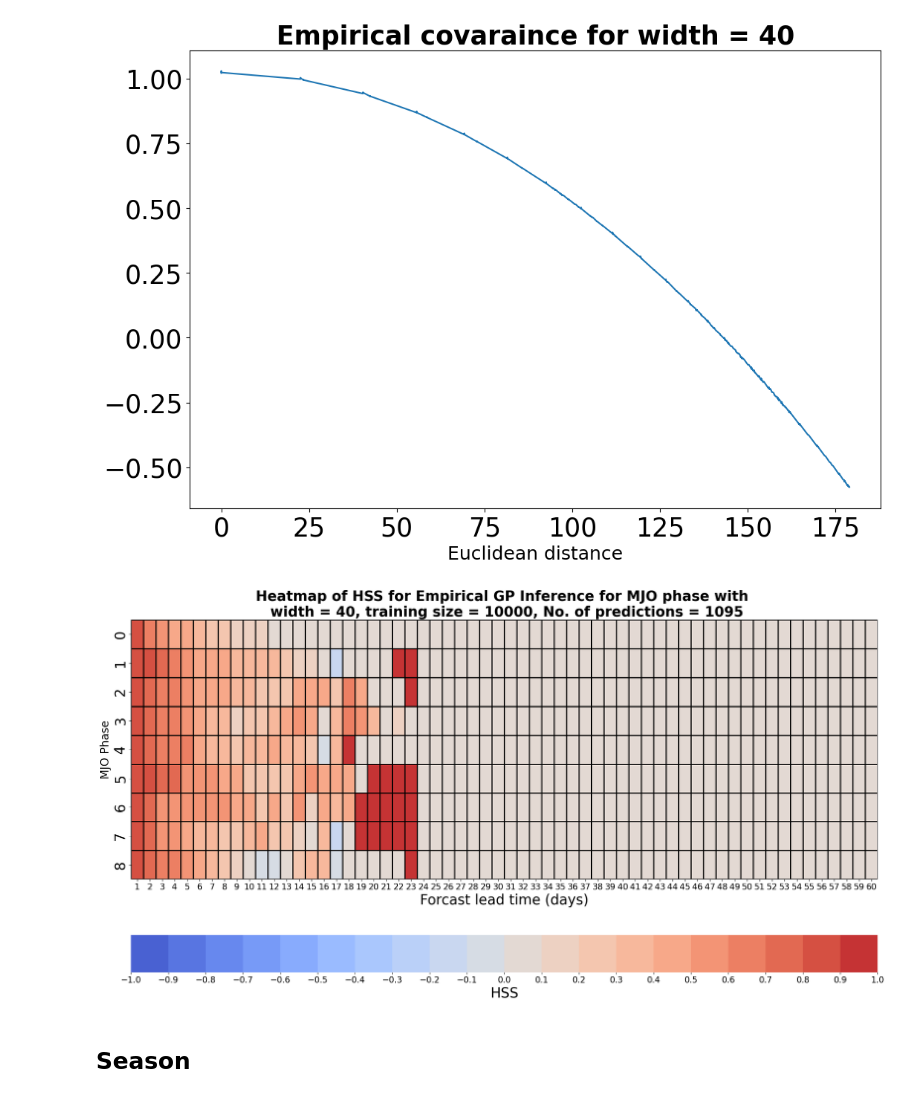
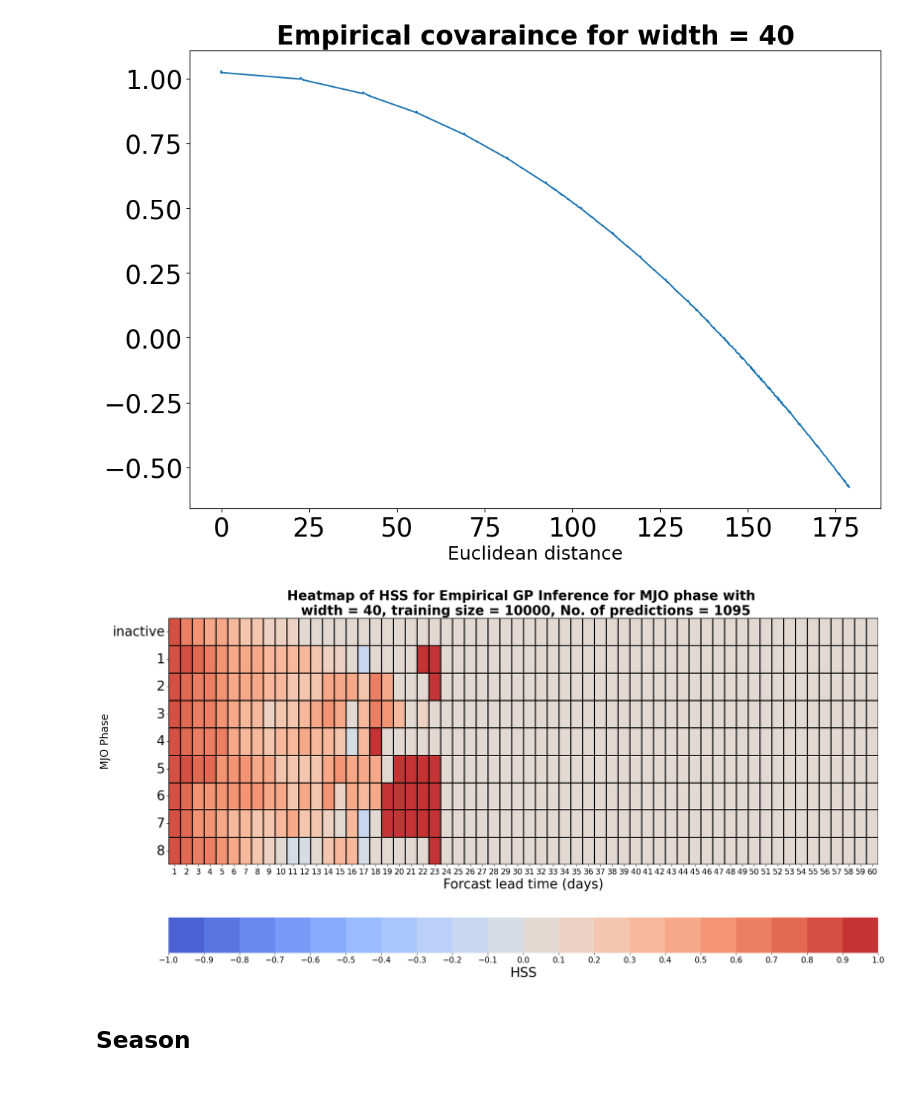
Before and after one commit to vishwas1984/SINDy_RealData, a Jupyter notebook: examples/emp_stats.ipynb, the cells around one changed output. Saved outputs shown, nothing was run; the diff lists cells and outputs as text; code cells hidden in the pictures.

Commit message:
update heatmap of hss

```diff
--- a/examples/emp_stats.ipynb
+++ b/examples/emp_stats.ipynb
@@ -317,10 +317,10 @@ class emp_gp_mjo:
         hss_phase = np.zeros((9,lead_time))
         for phase_num in np.arange(9):
             if phase_num == 0: # whether the mjo is strong / whether it is a mjo event
-                a = np.count_nonzero( (preds_amplitude >= 1) & (obs_amplitude >= 1), axis=0) # (lead_time, ) array
-                b = np.count_nonzero( (preds_amplitude >= 1) & (obs_amplitude < 1), axis=0) # (lead_time, ) array
-                c = np.count_nonzero( (preds_amplitude < 1) & (obs_amplitude >= 1), axis=0) # (lead_time, ) array
-                d = np.count_nonzero( (preds_amplitude < 1) & (obs_amplitude < 1), axis=0) # (lead_time, ) array
+                a = np.count_nonzero( (preds_amplitude < 1) & (obs_amplitude <1), axis=0) # (lead_time, ) array
+                b = np.count_nonzero( (preds_amplitude < 1) & (obs_amplitude >= 1), axis=0) # (lead_time, ) array
+                c = np.count_nonzero( (preds_amplitude >= 1) & (obs_amplitude < 1), axis=0) # (lead_time, ) array
+                d = np.count_nonzero( (preds_amplitude >= 1) & (obs_amplitude >= 1), axis=0) # (lead_time, ) array
             else:
                 a = np.count_nonzero( (preds_phase == phase_num) & (obs_phase == phase_num) & (preds_amplitude >= 1) & (obs_amplitude >= 1), axis=0)
                 b = np.count_nonzero( (preds_phase == phase_num) & (obs_phase != phase_num) & (preds_amplitude >= 1) & (obs_amplitude >= 1), axis=0)
@@ -512,34 +512,35 @@ for width in widths:
 # %%
 # Plot hss heatmap
 plt.rc('xtick', labelsize=15)    # fontsize of the tick labels
 plt.rc('ytick', labelsize=25)    # fontsize of the tick labels
 
 for width in widths:
     plt.figure(figsize = (24, 12))
 
     cmap = sns.color_palette("coolwarm", 20)#[::-1]
     # cmap = []*20
     # cmap[:10] = sns.color_palette("icefire", 20)[10:20:1]
     # cmap[10:] = sns.color_palette("icefire", 20)[0:10:1]
 
     cbar_kws={'label': 'HSS', 'orientation': 'horizontal'}
     xticklabels = np.arange(1, 61)
-    s = sns.heatmap(data=hss_entire[width], vmin=-1, vmax=1, linecolor='black', linewidth=2, cmap=cmap, cbar_kws=cbar_kws,xticklabels=xticklabels)
+    yticklabels = ['inactive'] + [i for i in np.arange(1,9)]
+    s = sns.heatmap(data=hss_entire[width], vmin=-1, vmax=1, linecolor='black', linewidth=2, cmap=cmap, cbar_kws=cbar_kws,xticklabels=xticklabels,yticklabels=yticklabels)
 
     colorbar = s.collections[0].colorbar
     colorbar.set_ticks( np.linspace(start=-1, stop=1, num=21, endpoint=True) )
     #colorbar.set_ticklabels(['B', 'A', 'C'])
 
     s.set_xlabel('Forcast lead time (days)', fontsize=25)
     s.set_ylabel('MJO Phase', fontsize=20)
     s.figure.axes[-1].xaxis.label.set_size(25)
     s.figure.axes[-1].set_xlabel('HSS', size=25)
     s.set_title(f'Heatmap of HSS for Empirical GP Inference for MJO phase with \n width = {width}, training size = {n}, No. of predictions = {n_pred}', fontsize=25, fontweight="bold")
     plt.savefig("../figs/emp_entire_hss.png")
 
 plt.show()
 # %% [output]
-[figure, old version]
+[figure, new version]
 # %% [markdown]
 ## Season
 # %%
```
Also changed, not shown: parts of 1 cell of this notebook, 3 other files.
